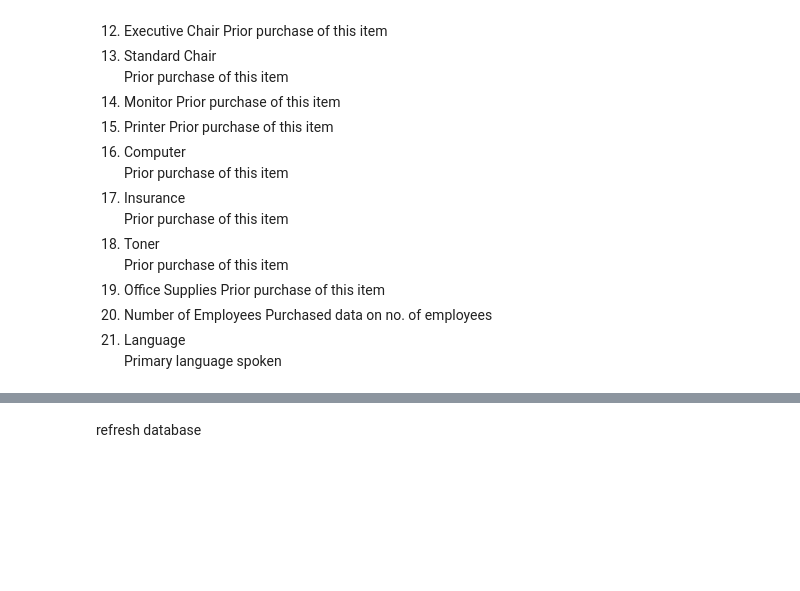
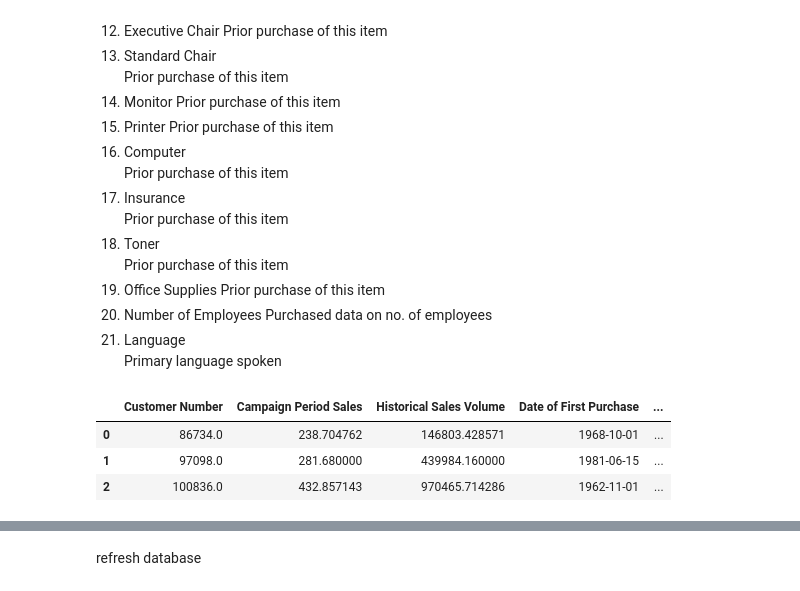
Before and after one commit to viffsi/Office_supply, a Jupyter notebook: office_supply.ipynb, the cells around one changed output, grey strips where cells are left out. Cells and saved outputs as stored; diff of their text form; code cells hidden in the pictures; blank space fills up the shorter version.

```diff
--- a/office_supply.ipynb
+++ b/office_supply.ipynb
@@ -58,7 +65,12 @@ Purchased data on no. of employees
 21. Language
 Primary language spoken
 # %%
-df_temp = pd.read_excel (r'/kaggle/input/OfficeSupplyCampaignResultS7-23-19.xlsx', sheet_name='Campaign Results')
+df_temp = pd.read_excel (r'/content/drive/My Drive/office supply/OfficeSupplyCampaignResultS7-23-19.xlsx', sheet_name='Campaign Results')
 df_temp.head(3)
+# %% [output]
+|  | Customer Number | Campaign Period Sales | Historical Sales Volume | Date of First Purchase | ... |
+| 0 | 86734.0 | 238.704762 | 146803.428571 | 1968-10-01 | ... |
+| 1 | 97098.0 | 281.680000 | 439984.160000 | 1981-06-15 | ... |
+| 2 | 100836.0 | 432.857143 | 970465.714286 | 1962-11-01 | ... |
 # %%
 df_temp.info()
```
Also changed, not shown: parts of 50 cells of this notebook.
